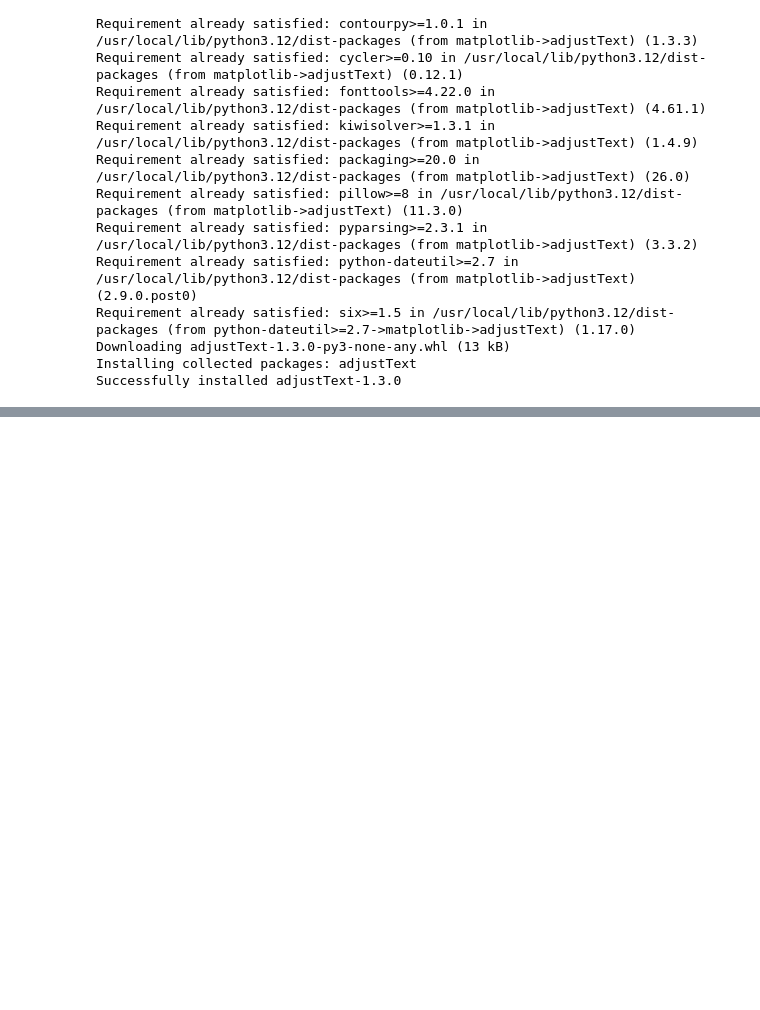
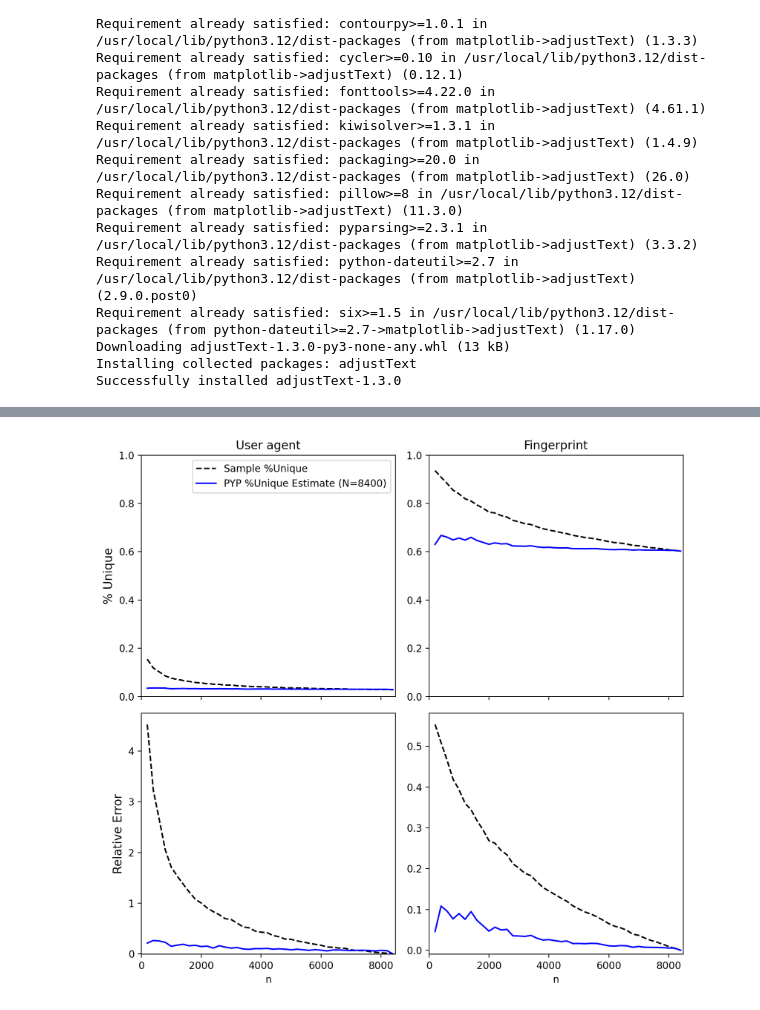
Before and after one commit to google/fingerprinting-risk-measures, a Jupyter notebook: entropy_vs_unicity.ipynb, the cells around one changed output, grey strips where cells are left out. Saved outputs shown, nothing was run; the diff lists cells and outputs as text; code cells hidden in the pictures; blank space fills up the shorter version.

```diff
--- a/entropy_vs_unicity.ipynb
+++ b/entropy_vs_unicity.ipynb
@@ -205 +206,20 @@ WARNING:adjustText:Looks like you are using a tranform that doesn't support Fanc
 [figure]
+# %%
+from scipy.stats import pearsonr, spearmanr, kendalltau
+
+entropies = ['Shannon entropy', 'Norm. entropy', 'Tsallis entropy']
+
+for entropy in entropies:
+    print(f"=== % Unique vs {entropy} ===")
+
+    # Pearson
+    p_corr, _ = pearsonr(df2['% Unique'], df2[entropy])
+    print(f"Pearson:  corr = {p_corr:.3f}")
+
+    # Spearman
+    s_corr, _ = spearmanr(df2['% Unique'], df2[entropy])
+    print(f"Spearman: corr = {s_corr:.3f}")
+
+    # Kendall
+    k_corr, _ = kendalltau(df2['% Unique'], df2[entropy])
+    print(f"Kendall:  corr = {k_corr:.3f}")
@@ -205,0 +360,67 @@ WARNING:adjustText:Looks like you are using a tranform that doesn't support Fanc
+# %%
+# --- 3. Plotting ---
+fig, axes = plt.subplots(2, 2, figsize=(8.5, 8), dpi=200)
+
+for i, attr in enumerate(attributes_to_plot):
+    df_res = all_results[attr]
+
+    # Plot 1: Absolute Estimates vs True Value (Top Row)
+    ax1 = axes[0, i]
+    ax1.plot(
+        df_res.index,
+        df_res['Naive % Unique'],
+        label='Sample %Unique',
+        color='black',
+        linestyle='--'
+    )
+    ax1.plot(
+        df_res.index,
+        df_res['PYP Forecast % Unique'],
+        label='PYP %Unique Estimate (N=8400)',
+        color='blue'
+    )
+
+    # Set column titles
+    ax1.set_title(attr)
+
+    if i == 0:
+        ax1.set_ylabel('% Unique', fontsize=12)
+        ax1.legend()
+
+    ax1.set_xlim(0, N_total * 1.01)
+    ax1.set_ylim(0, 1)
+    ax1.tick_params(labelbottom=False)
+
+    # Plot 2: Relative Error (Bottom Row)
+    ax2 = axes[1, i]
+    ax2.plot(
+        df_res.index,
+        df_res['Naive % Unique_error'],
+        label='Sample %Unique',
+        color='black',
+        linestyle='--'
+    )
+    ax2.plot(
+        df_res.index,
+        df_res['PYP Forecast % Unique_error'],
+        label='PYP %Unique Estimate (N=8400)',
+        color='blue'
+    )
+
+    ax2.set_xlabel('n')
+    if i == 0:
+        ax2.set_ylabel('Relative Error', fontsize=12)
+
+    ax2.set_xlim(0, N_total * 1.01)
+
+    # Add bounds safely in case of NaN
+    max_err = max(
+        df_res['Naive % Unique_error'].max(),
+        df_res['PYP Forecast % Unique_error'].max()
+    )
+    ax2.set_ylim(-0.01, max_err * 1.05)
+
+plt.tight_layout()
+plt.show()
+# %% [output]
+[figure, added]
```
Also changed, not shown: parts of 8 cells of this notebook.
